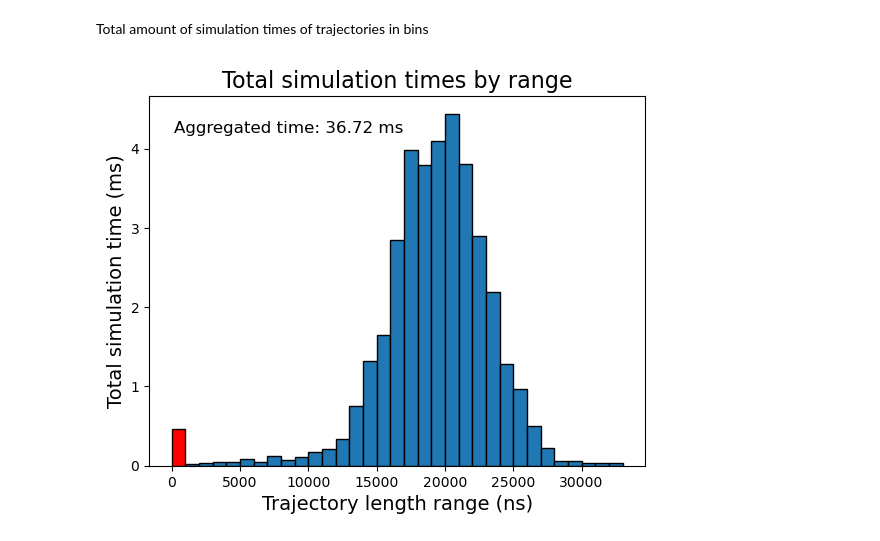
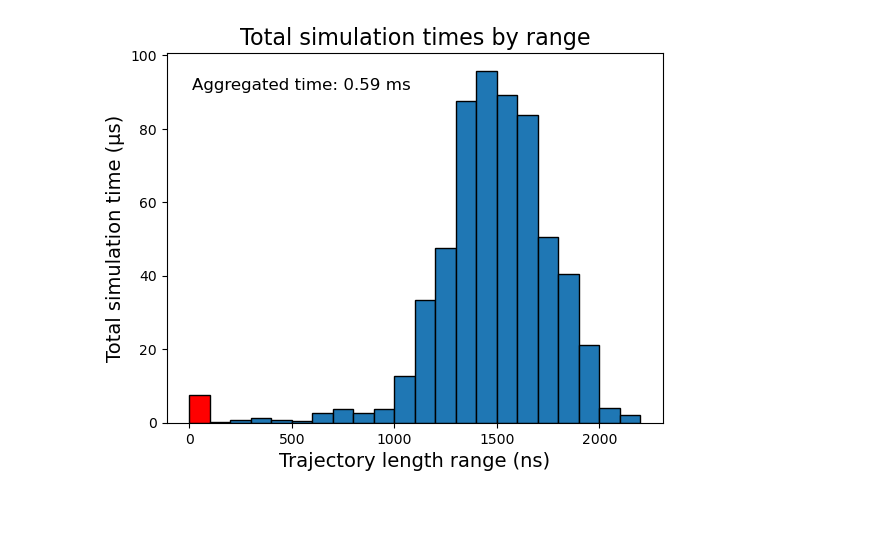
Before and after one commit to meyresearch/kinase_analysis, a Jupyter notebook: plot_length_distribution.ipynb, the cells around one changed output. Saved outputs shown, nothing was run; the diff lists cells and outputs as text; code cells hidden in the pictures; blank space fills up the shorter version.

```diff
--- a/plot_length_distribution.ipynb
+++ b/plot_length_distribution.ipynb
@@ -19,27 +19,25 @@ if not save_dir.exists():
 # %%
 f_dunbrack = natsorted([str(d) for d in Path(f'./data_{protein}/ftrajs/').glob('run*-clone*_dbdist.npy')])
 traj_lengths = [np.load(path).shape[0] for path in f_dunbrack]
-# %% [markdown]
-Total amount of simulation times of trajectories in bins
 # %%
-bins = np.linspace(0, 33000, 34)
-bin_indices = np.digitize(traj_lengths, bins)
+bins = np.linspace(0, 2200, 23)
+bin_indices = np.digitize(np.array(traj_lengths)/20, bins)
 
 # Calculate the total length in each bin
 total_lengths = np.zeros(len(bins))
 for idx, length in zip(bin_indices, traj_lengths):
     total_lengths[idx-1] += length  # Subtract 1 because indices are 1-based
 
 fig, ax = plt.subplots()
-bars = ax.bar(bins[:-1], total_lengths[:-1]/1000000, width=np.diff(bins), align='edge', edgecolor='black')
+bars = ax.bar(bins[:-1], total_lengths[:-1]/20000, width=np.diff(bins), align='edge', edgecolor='black')
 bars[0].set_facecolor('red')
 
 ax.set_xlabel('Trajectory length range (ns)', fontsize=14)
-ax.set_ylabel('Total simulation time (ms)', fontsize=14)
+ax.set_ylabel('Total simulation time (μs)', fontsize=14)
 ax.set_title('Total simulation times by range', fontsize=16)
-ax.annotate(f'Aggregated time: {np.round(np.sum(traj_lengths)/1000000,2)} ms', xy=(0.05, 0.9), xycoords='axes fraction', fontsize=12)
+ax.annotate(f'Aggregated time: {np.round(np.sum(traj_lengths)/20000000,2)} ms', xy=(0.05, 0.9), xycoords='axes fraction', fontsize=12)
 
-plt.savefig(save_dir / 'total_length_hist.png')
+plt.savefig(save_dir /'total_length_hist.png')
 plt.show()
 # %% [output]
-[figure, old version]
+[figure, new version]
```
Also changed, not shown: parts of 2 cells of this notebook, 28 other files.
